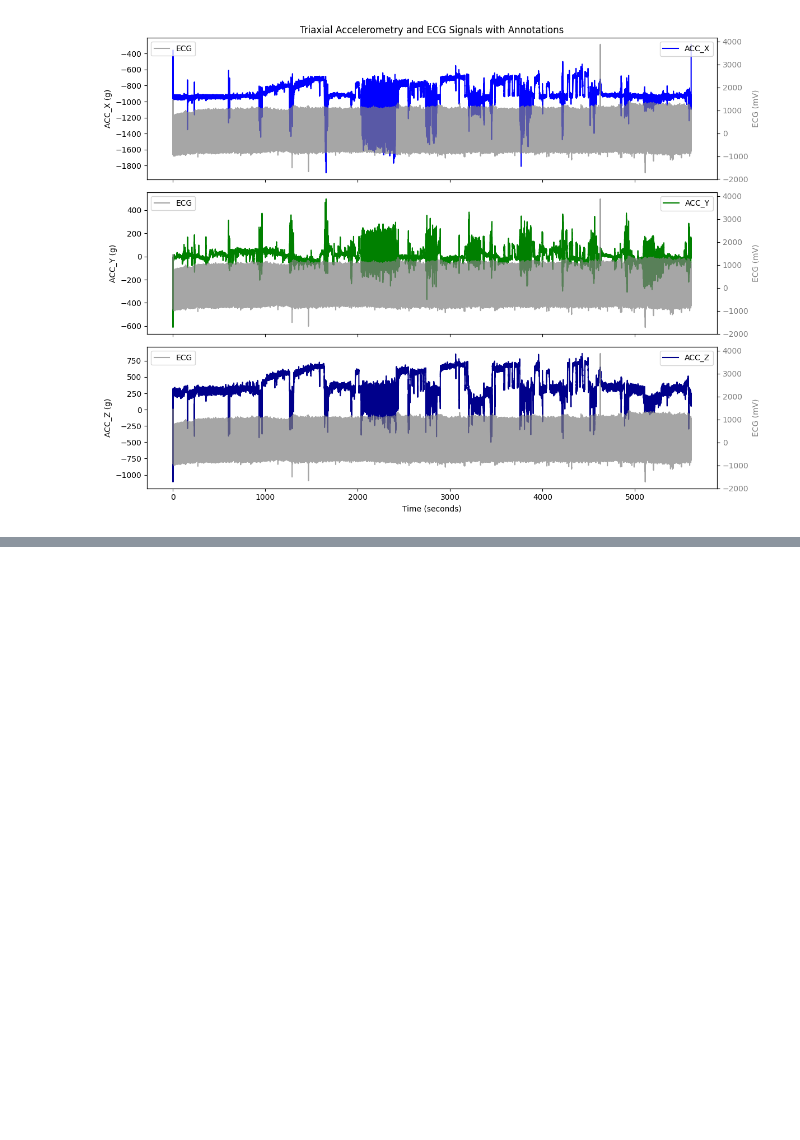
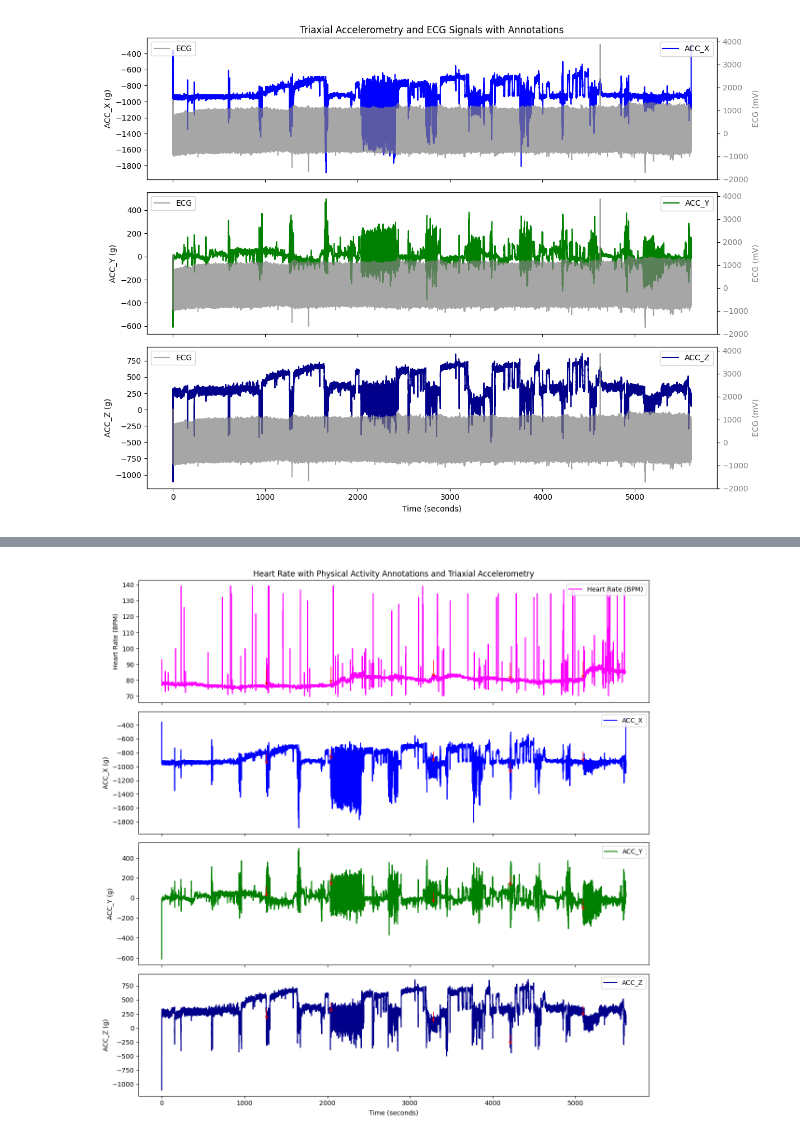
Before and after one commit to sonjababac/Data-Science-for-EWS-in-Postoperative-Care-PhD-year-1, a Jupyter notebook: Accelerometry data/EDA accelerometry_ECG.ipynb, the cells around one changed output, grey strips where cells are left out. Cells and saved outputs as stored; diff of their text form; code cells hidden in the pictures; blank space fills up the shorter version.

```diff
--- a/Accelerometry data/EDA accelerometry_ECG.ipynb
+++ b/Accelerometry data/EDA accelerometry_ECG.ipynb
@@ -250,0 +360,36 @@ plt.show()
+# %%
+# Create a figure and axes for heart rate and triaxial accelerometry data
+fig, axs = plt.subplots(4, 1, figsize=(12, 12), sharex=True)
+
+# Plot the Heart Rate on the first subplot
+axs[0].plot(hr_time, heart_rate, label='Heart Rate (BPM)', color=hr_color)
+axs[0].set_ylabel('Heart Rate (BPM)')
+axs[0].legend(loc='upper right')
+
+# Plot physical activity annotations on the heart rate subplot
+for ann_sample in ecg_annotation.sample:
+    if ann_sample < len(ecg_record.p_signal):
+        hr_idx = np.searchsorted(hr_time, ann_sample / ecg_fs) - 1
+        axs[0].annotate('', xy=(ann_sample / ecg_fs, heart_rate[hr_idx]), xytext=(0, 30),
+                        textcoords='offset points', arrowprops=dict(arrowstyle='->', color='red'))
+
+# Plot each of the accelerometry components in the remaining subplots
+for i in range(3):
+    axs[i+1].plot(acc_time_vector, acc_record.p_signal[:, i], label=f'ACC_{axis_labels[i]}', color=acc_colors[i])
+    axs[i+1].set_ylabel(f'ACC_{axis_labels[i]} (g)')
+    # Plot accelerometry annotations
+    for ann_sample in acc_annotation.sample:
+        if ann_sample < len(acc_record.p_signal):
+            axs[i+1].annotate('', xy=(ann_sample / acc_fs, acc_record.p_signal[ann_sample, i]), xytext=(0, 20),
+                              textcoords='offset points', arrowprops=dict(arrowstyle='->', color='red'))
+    axs[i+1].legend(loc='upper right')
+
+# Set the title for the whole figure and labels for the last subplot
+axs[0].set_title('Heart Rate with Physical Activity Annotations and Triaxial Accelerometry')
+axs[-1].set_xlabel('Time (seconds)')
+
+# Adjust the layout and show the plot
+plt.tight_layout()
+plt.show()
+# %% [output]
+[figure, added]
```
Also changed, not shown: parts of 8 cells of this notebook.
